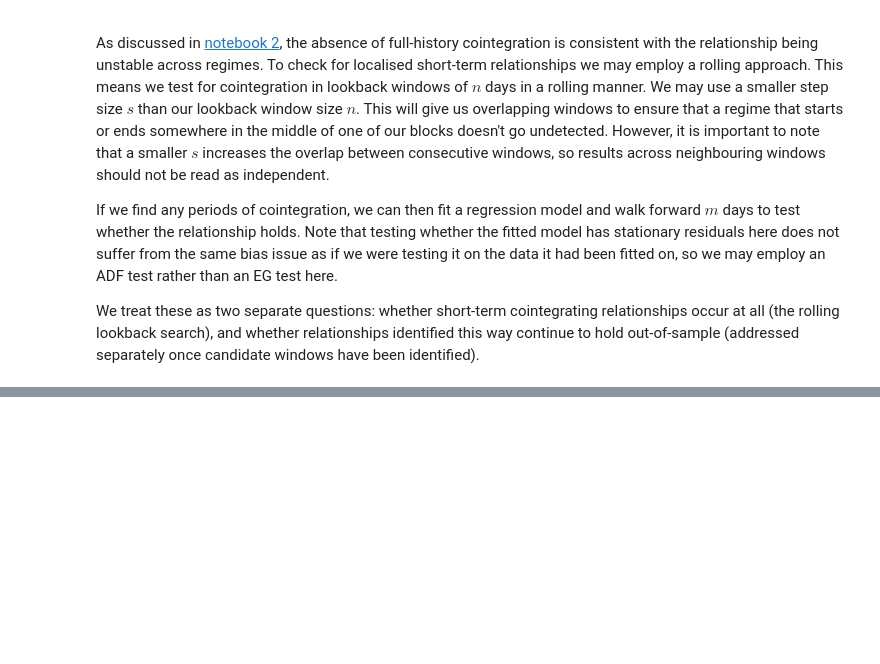
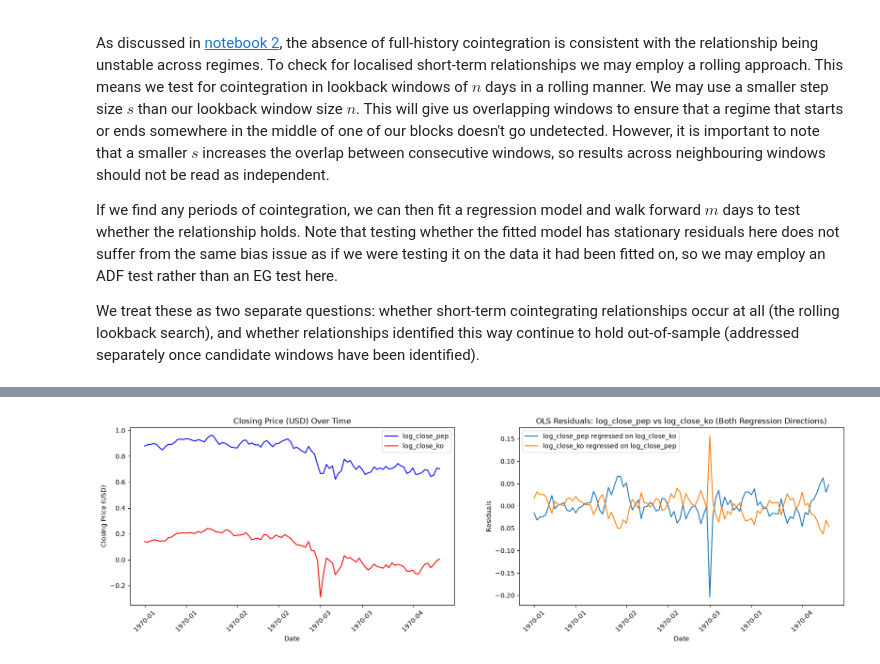
Before and after one commit to BenJonesData/pairs-trading-regime-stability, a Jupyter notebook: notebooks/03_rolling_walkforward.ipynb, the cells around one changed output, grey strips where cells are left out. Drawn from its saved outputs; the diff is of its cells as text; code cells hidden in the pictures; blank space fills up the shorter version.

```diff
--- a/notebooks/03_rolling_walkforward.ipynb
+++ b/notebooks/03_rolling_walkforward.ipynb
@@ -42,0 +94,4 @@ Adjusted per-test significance level for regime identification:  9.1911764705882
+# %%
+results_2_dict = model_fit_and_plots(df_coin_2, 'log_close_pep', 'log_close_ko', "Closing Price (USD)")
+# %% [output]
+[figure, added]
```
Also changed, not shown: parts of 10 cells of this notebook, 3 other files.
